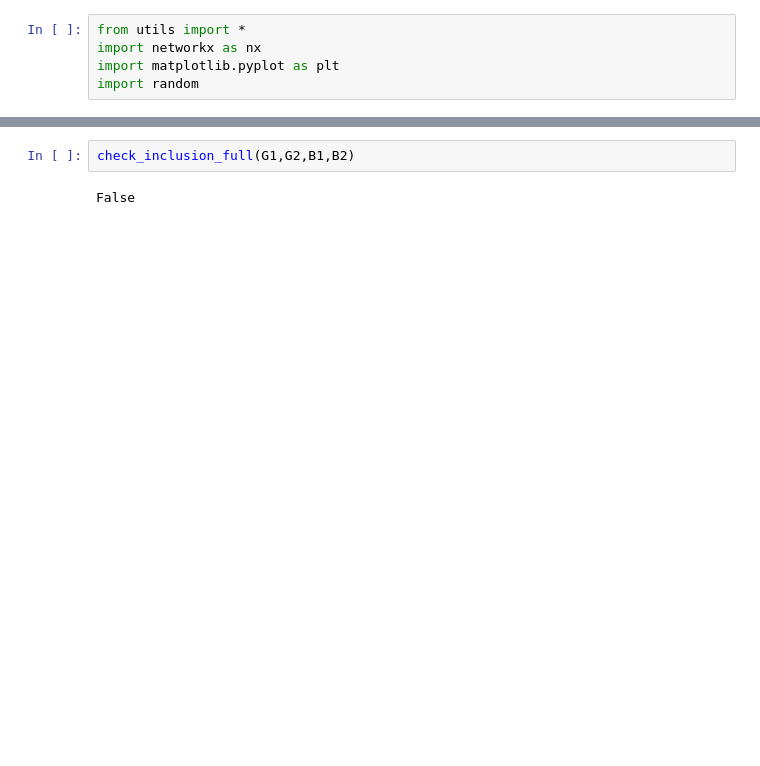
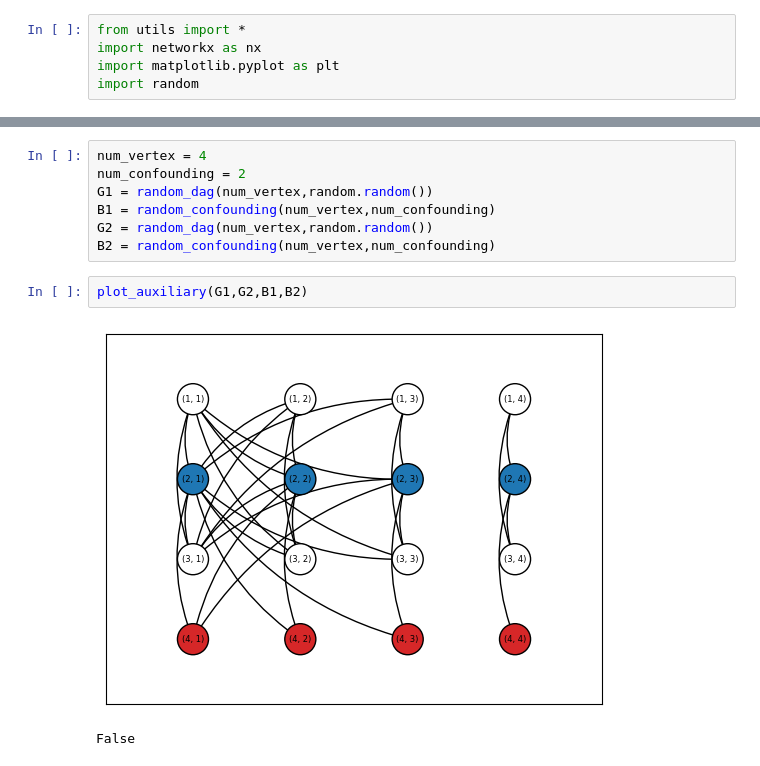
Before and after one commit to YanchuZhang/GC-LiNGAM, a Jupyter notebook: approach.ipynb, the cells around one changed output, grey strips where cells are left out. Saved outputs shown, nothing was run; the diff lists cells and outputs as text; blank space fills up the shorter version.

```diff
--- a/approach.ipynb
+++ b/approach.ipynb
@@ -60,4 +36,12 @@ True
+# %%
+num_vertex = 4
+num_confounding = 2
+G1 = random_dag(num_vertex,random.random())
+B1 = random_confounding(num_vertex,num_confounding)
+G2 = random_dag(num_vertex,random.random())
+B2 = random_confounding(num_vertex,num_confounding)
 # %%
-check_inclusion_full(G1,G2,B1,B2)
+plot_auxiliary(G1,G2,B1,B2)
 # %% [output]
+[figure, added]
 False
```
Also changed, not shown: parts of 8 cells of this notebook, 3 other files.
